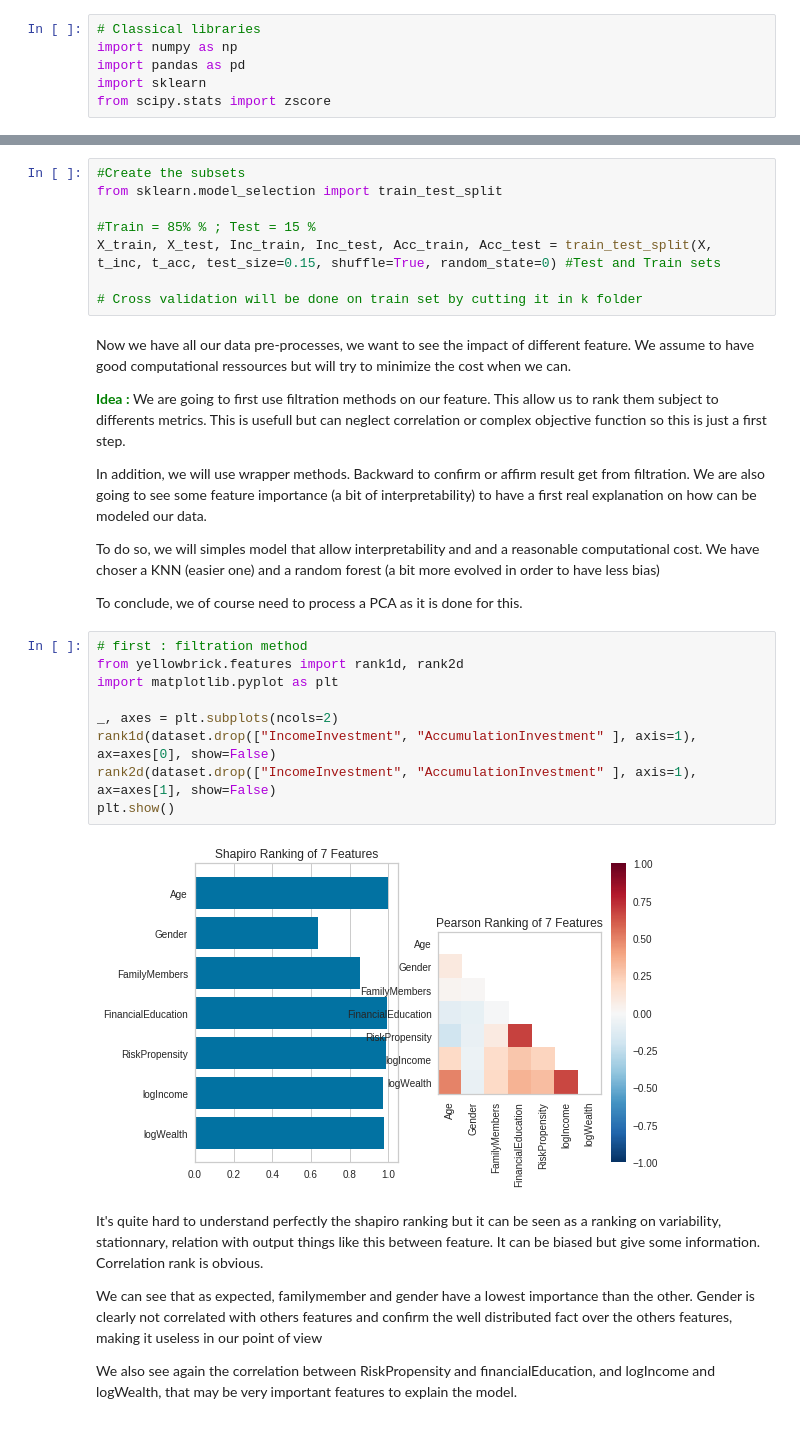
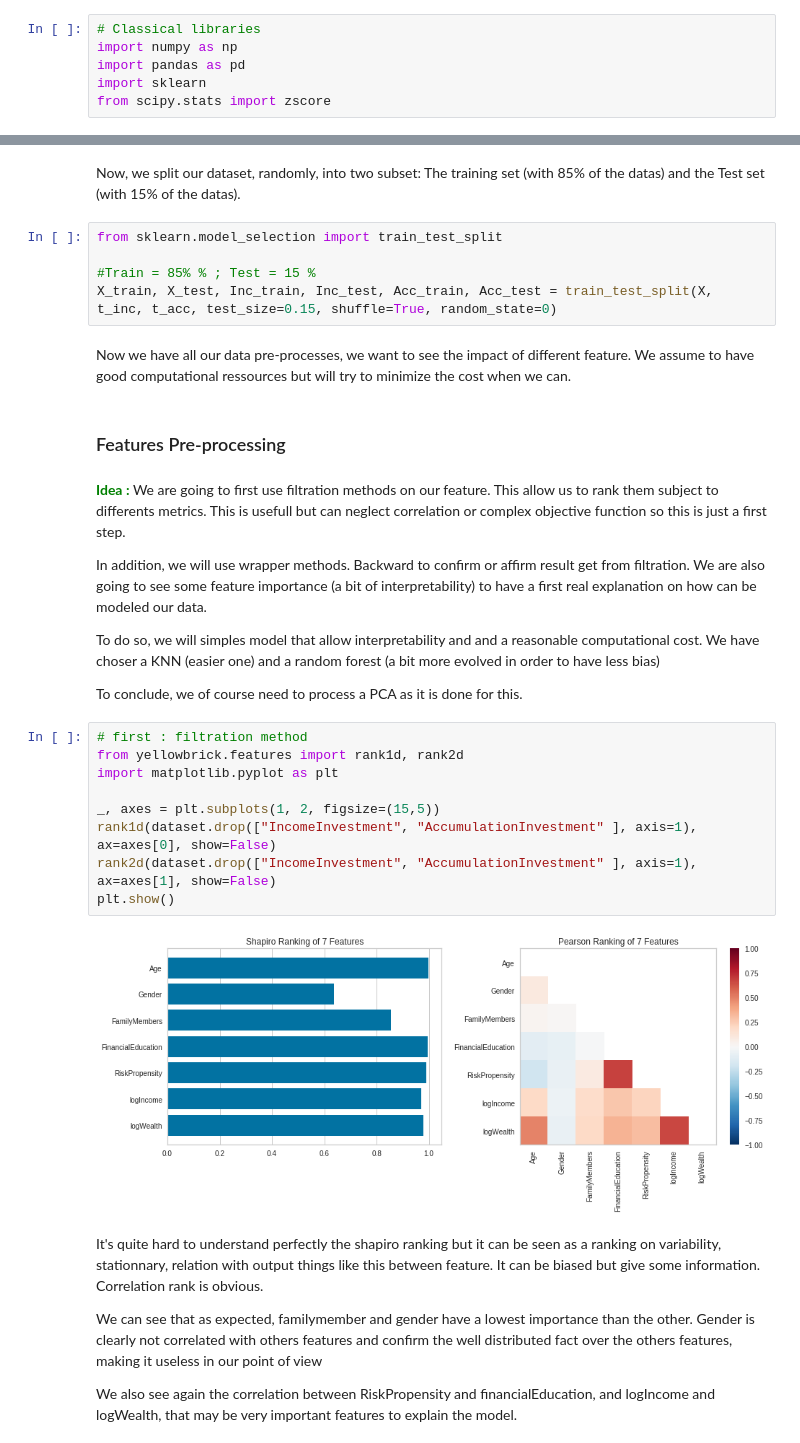
Before and after one commit to Emmalito/ML_BC2, a Jupyter notebook: src/2_Preprocessing.ipynb, the cells around one changed output, grey strips where cells are left out. Drawn from its saved outputs; the diff is of its cells as text.

```diff
--- a/src/2_Preprocessing.ipynb
+++ b/src/2_Preprocessing.ipynb
@@ -40,14 +54,15 @@ t_acc = dataset['AccumulationInvestment'].values == 1
+# %% [markdown]
+Now, we split our dataset, randomly, into two subset: The training set (with 85% of the datas) and the Test set (with 15% of the datas).
 # %%
-#Create the subsets
 from sklearn.model_selection import train_test_split
 
 #Train = 85% % ; Test = 15 %
-X_train, X_test, Inc_train, Inc_test, Acc_train, Acc_test = train_test_split(X, t_inc, t_acc, test_size=0.15, shuffle=True, random_state=0) #Test and Train sets
-
-# Cross validation will be done on train set by cutting it in k folder
+X_train, X_test, Inc_train, Inc_test, Acc_train, Acc_test = train_test_split(X, t_inc, t_acc, test_size=0.15, shuffle=True, random_state=0)
+# %% [markdown]
+Now we have all our data pre-processes, we want to see the impact of different feature. We assume to have good computational ressources but will try to minimize the cost when we can.
+# %% [markdown]
+### Features Pre-processing
 # %% [markdown]
-Now we have all our data pre-processes, we want to see the impact of different feature. We assume to have good computational ressources but will try to minimize the cost when we can.
-
 **<span style="color: green"> Idea : </span>** We are going to first use filtration methods on our feature. This allow us to rank them subject to differents metrics. This is usefull but can neglect correlation or complex  objective function so this is just a first step.
 
 In addition, we will use wrapper methods. Backward to confirm or affirm result get from filtration. We are also going to see some feature importance (a bit of interpretability) to have a first real explanation on how can be modeled our data.
@@ -58,14 +73,14 @@ To conclude, we of course need to process a PCA as it is done for this.
 # %%
 # first : filtration method
 from yellowbrick.features import rank1d, rank2d
 import matplotlib.pyplot as plt
 
-_, axes = plt.subplots(ncols=2)
+_, axes = plt.subplots(1, 2, figsize=(15,5))
 rank1d(dataset.drop(["IncomeInvestment", "AccumulationInvestment" ], axis=1), ax=axes[0], show=False)
 rank2d(dataset.drop(["IncomeInvestment", "AccumulationInvestment" ], axis=1), ax=axes[1], show=False)
 plt.show()
 # %% [output]
-[figure, old version]
+[figure, new version]
 # %% [markdown]
 It's quite hard to understand perfectly the shapiro ranking but it can be seen as a ranking on variability, stationnary, relation with output things like this between feature. It can be biased but give some information. Correlation rank is obvious.
 
```
Also changed, not shown: parts of 15 cells of this notebook.
